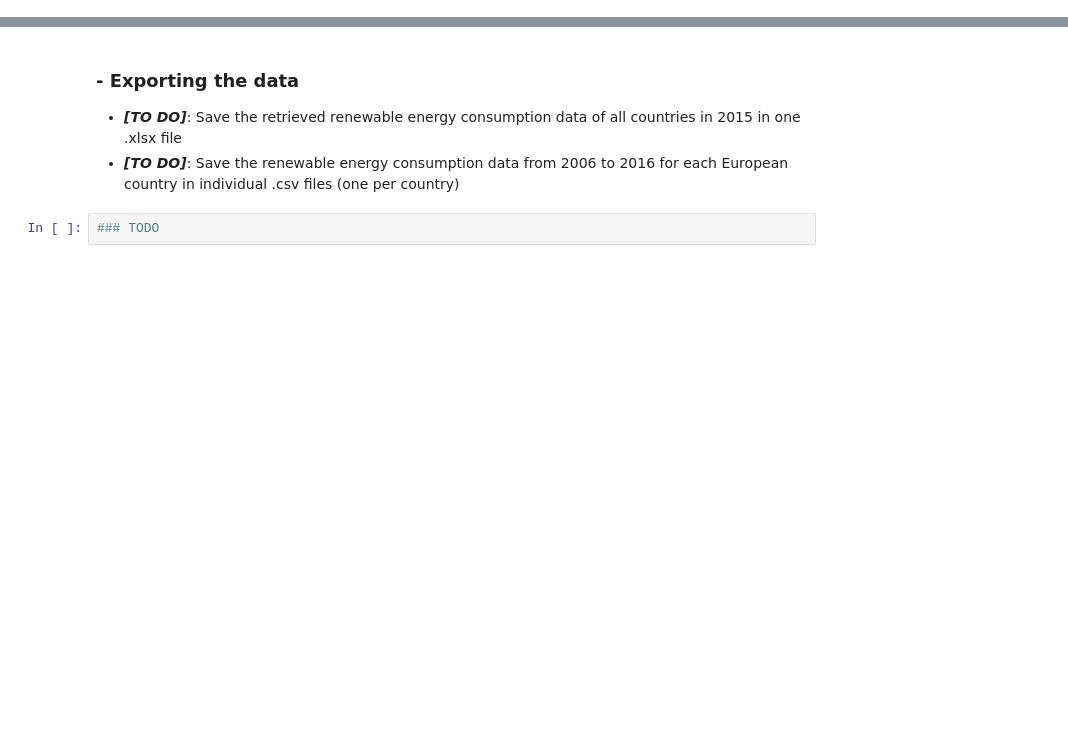
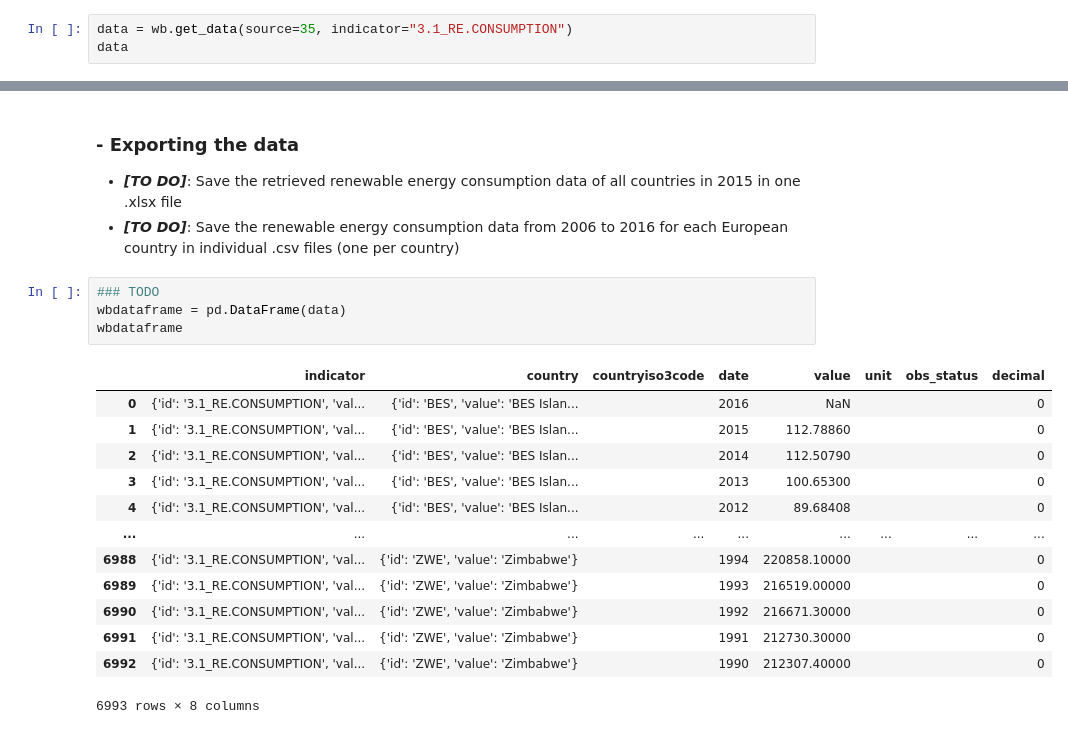
Before and after one commit to UCL-ELEC0136/1-data-acquisition-Trinity-Actual, a Jupyter notebook: daps-lab1-data-acquisition.ipynb, the cells around one changed output, grey strips where cells are left out. Saved outputs shown, nothing was run; the diff lists cells and outputs as text; blank space fills up the shorter version.

```diff
--- a/daps-lab1-data-acquisition.ipynb
+++ b/daps-lab1-data-acquisition.ipynb
@@ -400,0 +515,3 @@ Hint: [wbdata documentation](https://wbdata.readthedocs.io/en/stable/)
+# %%
+data = wb.get_data(source=35, indicator="3.1_RE.CONSUMPTION")
+data
@@ -409,5 +544,21 @@ Hint: [wbdata documentation](https://wbdata.readthedocs.io/en/stable/)
 
 * **_[TO DO]_**: Save the retrieved renewable energy consumption data of all countries in 2015 in one .xlsx file
 * **_[TO DO]_**: Save the renewable energy consumption data from 2006 to 2016 for each European country in individual .csv files (one per country)
-# %%
-### TODO
+# %%
+### TODO
+wbdataframe = pd.DataFrame(data)
+wbdataframe
+# %% [output]
+|  | indicator | country | countryiso3code | date | value | unit | obs_status | decimal |
+| 0 | {'id': '3.1_RE.CONSUMPTION', 'val... | {'id': 'BES', 'value': 'BES Islan... |  | 2016 | NaN |  |  | 0 |
+| 1 | {'id': '3.1_RE.CONSUMPTION', 'val... | {'id': 'BES', 'value': 'BES Islan... |  | 2015 | 112.78860 |  |  | 0 |
+| 2 | {'id': '3.1_RE.CONSUMPTION', 'val... | {'id': 'BES', 'value': 'BES Islan... |  | 2014 | 112.50790 |  |  | 0 |
+| 3 | {'id': '3.1_RE.CONSUMPTION', 'val... | {'id': 'BES', 'value': 'BES Islan... |  | 2013 | 100.65300 |  |  | 0 |
+| 4 | {'id': '3.1_RE.CONSUMPTION', 'val... | {'id': 'BES', 'value': 'BES Islan... |  | 2012 | 89.68408 |  |  | 0 |
+| ... | ... | ... | ... | ... | ... | ... | ... | ... |
+| 6988 | {'id': '3.1_RE.CONSUMPTION', 'val... | {'id': 'ZWE', 'value': 'Zimbabwe'} |  | 1994 | 220858.10000 |  |  | 0 |
+| 6989 | {'id': '3.1_RE.CONSUMPTION', 'val... | {'id': 'ZWE', 'value': 'Zimbabwe'} |  | 1993 | 216519.00000 |  |  | 0 |
+| 6990 | {'id': '3.1_RE.CONSUMPTION', 'val... | {'id': 'ZWE', 'value': 'Zimbabwe'} |  | 1992 | 216671.30000 |  |  | 0 |
+| 6991 | {'id': '3.1_RE.CONSUMPTION', 'val... | {'id': 'ZWE', 'value': 'Zimbabwe'} |  | 1991 | 212730.30000 |  |  | 0 |
+| 6992 | {'id': '3.1_RE.CONSUMPTION', 'val... | {'id': 'ZWE', 'value': 'Zimbabwe'} |  | 1990 | 212307.40000 |  |  | 0 |
+6993 rows × 8 columns
```
Also changed, not shown: parts of 12 cells of this notebook.
